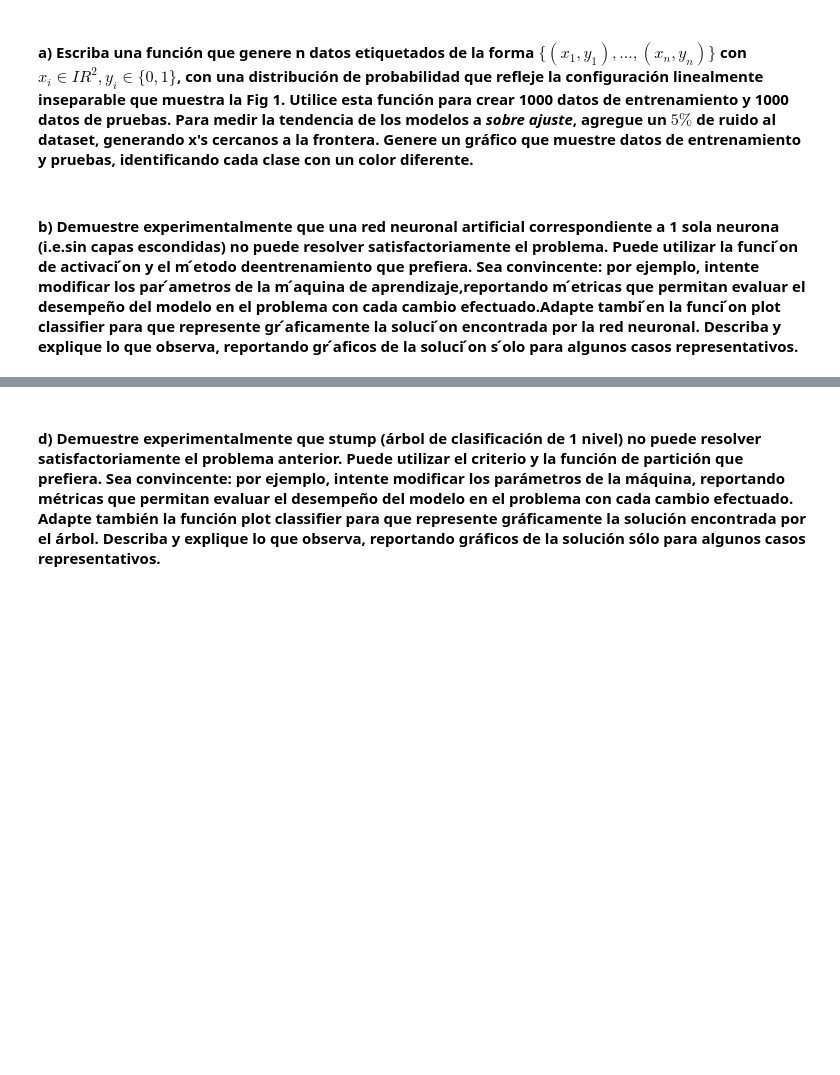
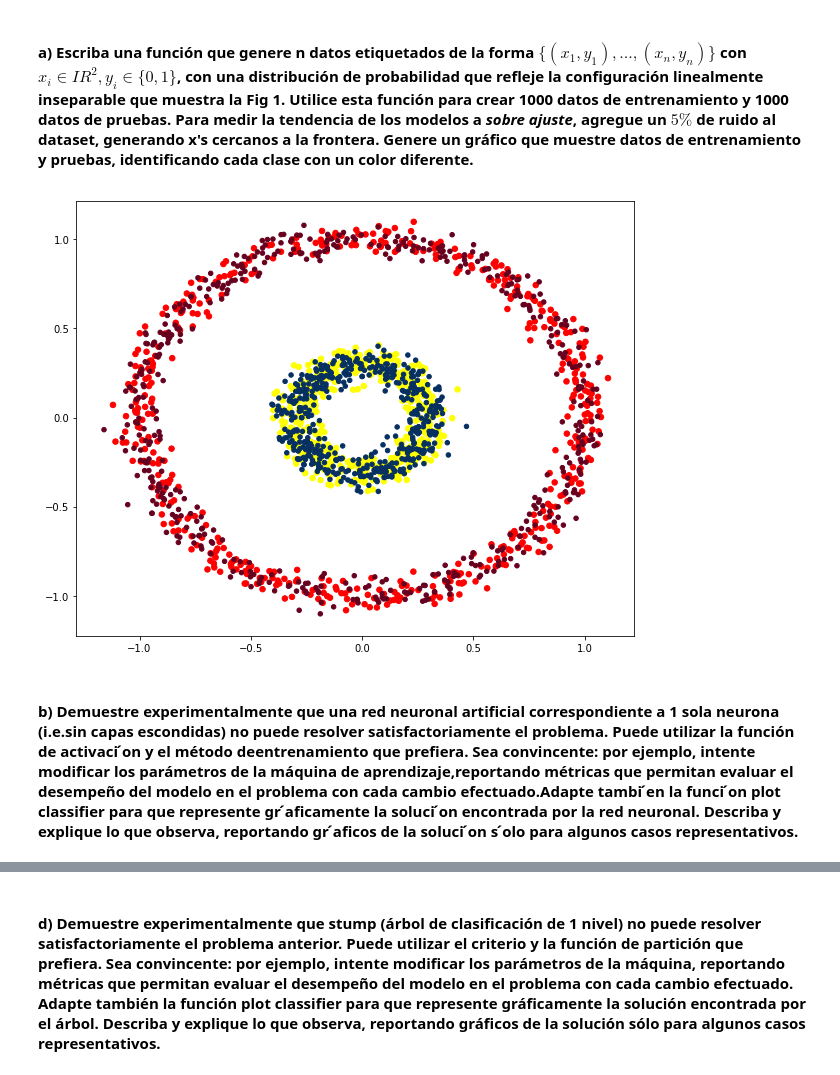
Before and after one commit to Caimapo/MachineLearning2017-02, a Jupyter notebook: Tarea 3/Parte 1.ipynb, the cells around one changed output, grey strips where cells are left out. Drawn from its saved outputs; the diff is of its cells as text; code cells hidden in the pictures; blank space fills up the shorter version.

Commit message:
parte 1 3
Por hacer:
-Descripcion escrita parte 1
-Arreglar plots
-Lo mismo para la 3

```diff
--- a/Tarea 3/Parte 1.ipynb
+++ b/Tarea 3/Parte 1.ipynb
@@ -20,20 +24,15 @@ hacer un recorrido rápido por las grandes ideas en la búsqueda de la ***no-lin
 # %%
 def do_circles(n=2000,noisy_n=0.05):
     generator = check_random_state(10)
-    linspace = np.linspace(0,2*np.pi,n // 2+1)[:-1]
+    linspace = np.linspace(0, 2 * np.pi, n // 2 + 1)[:-1]
     outer_circ_x = np.cos(linspace)
-    outer_circ_y = np.sen(linspace)
+    outer_circ_y = np.sin(linspace)
     inner_circ_x = outer_circ_x * .3
     inner_circ_y = outer_circ_y * .3
-    X = np.vstack((np.append(outer_circ_x,inner_circ_x),
-                   np.append(outer_circ_y,inner_circ_y))).T
-    y = np.hstack([np.zeros(n , dtype=np.intp),
-                   np.ones(n, dtype=np.intp)])
+    X = np.vstack((np.append(outer_circ_x, inner_circ_x),np.append(outer_circ_y, inner_circ_y))).T
+    y = np.hstack([np.zeros(n // 2, dtype=np.intp),np.ones(n // 2, dtype=np.intp)])
     X += generator.normal(scale=noisy_n, size=X.shape)
-
-    X_train, X_test, y_train, y_test = train_test_split(X,y,
-                                                        test_size=0.5,
-                                                        random_state=42)
+    X_train, X_test, y_train, y_test = train_test_split(X, y,test_size=0.5, random_state=42)
     return X_train,y_train,X_test,y_test
 # %%
 def plot_classifier(clf,X_train,Y_train,X_test,Y_test,model_type):
@@ -52,5 +51,16 @@ def plot_classifier(clf,X_train,Y_train,X_test,Y_test,model_type):
     axis.contour(XX, YY, Z, alpha=1, colors=["k", "k", "k"], linestyles=["--", "-", "--"],
     levels=[-2, 0, 2])
     plt.show()
+# %%
+X_train,y_train,X_test,y_test = do_circles()
+# %%
+f, axis = plt.subplots(1, 1, sharex='col', sharey='row',figsize=(10,8))
+axis.scatter(X_train[:,0],X_train[:,1],s=30,c=y_train,zorder=10,cmap='autumn')
+axis.scatter(X_test[:,0],X_test[:,1],s=20,c=y_test,zorder=10,cmap='RdBu')
+plt.axis('tight')
+plt.legend(fancybox=True, loc=(1,0.8))
+plt.show()
+# %% [output]
+[figure, added]
 # %% [markdown]
-#### b) Demuestre  experimentalmente que  una  red  neuronal  artificial  correspondiente  a  1  sola  neurona  (i.e.sin capas escondidas) no puede resolver satisfactoriamente el problema. Puede utilizar la funci ́on de activaci ́on y el m ́etodo deentrenamiento que prefiera. Sea convincente: por ejemplo, intente modificar los par ́ametros de la m ́aquina de aprendizaje,reportando m ́etricas que permitan evaluar el desempeño del modelo en el problema con cada cambio efectuado.Adapte tambi ́en la funci ́on plot classifier para que  represente  gr ́aficamente  la  soluci ́on  encontrada  por  la  red  neuronal. Describa  y  explique  lo  que observa, reportando gr ́aficos de la soluci ́on s ́olo para algunos casos representativos.
+#### b) Demuestre  experimentalmente que  una  red  neuronal  artificial  correspondiente  a  1  sola  neurona  (i.e.sin capas escondidas) no puede resolver satisfactoriamente el problema. Puede utilizar la función de activaci ́on y el método deentrenamiento que prefiera. Sea convincente: por ejemplo, intente modificar los parámetros de la máquina de aprendizaje,reportando métricas que permitan evaluar el desempeño del modelo en el problema con cada cambio efectuado.Adapte tambi ́en la funci ́on plot classifier para que  represente  gr ́aficamente  la  soluci ́on  encontrada  por  la  red  neuronal. Describa  y  explique  lo  que observa, reportando gr ́aficos de la soluci ́on s ́olo para algunos casos representativos.
```
Also changed, not shown: parts of 21 cells of this notebook, 1 other file.
